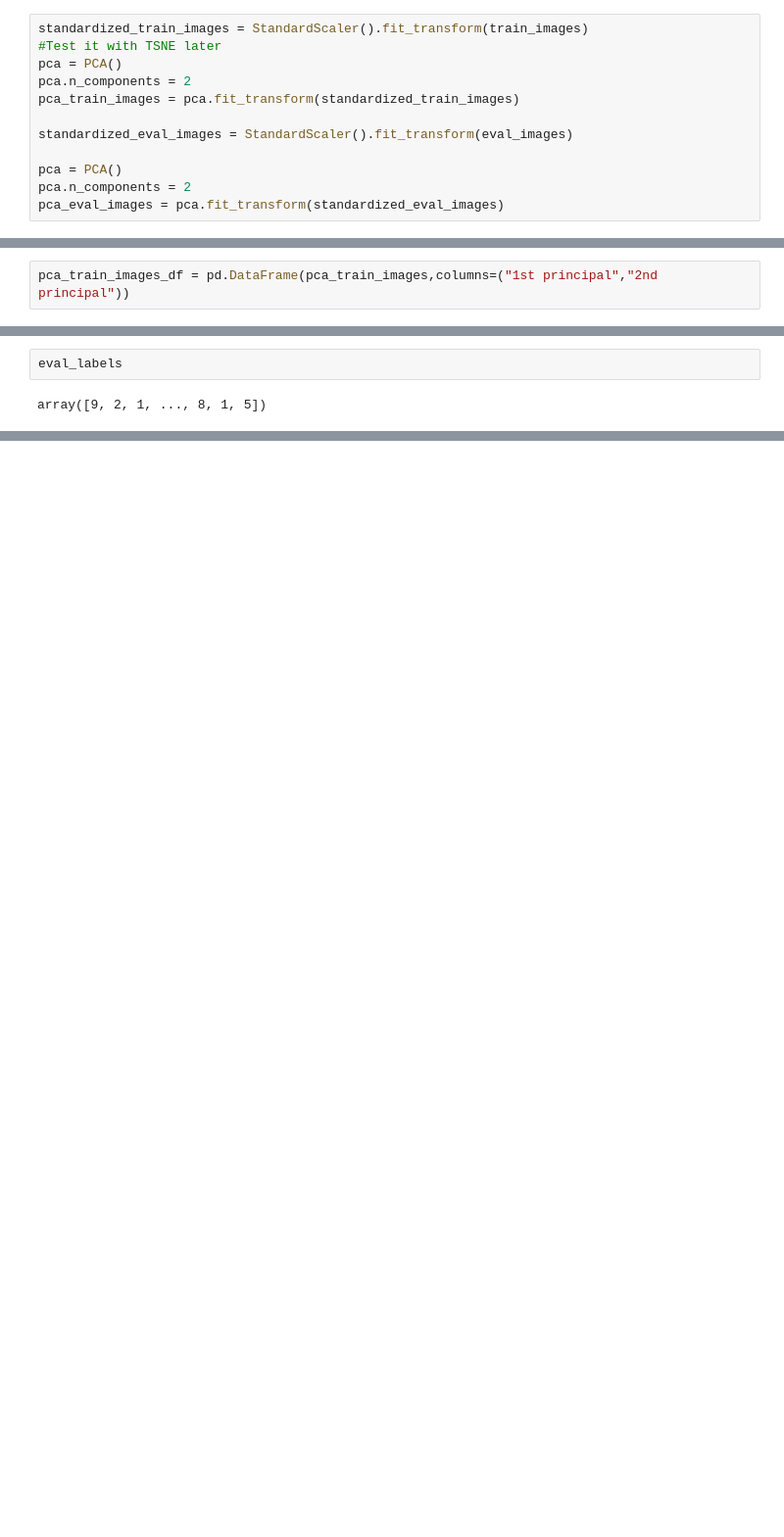
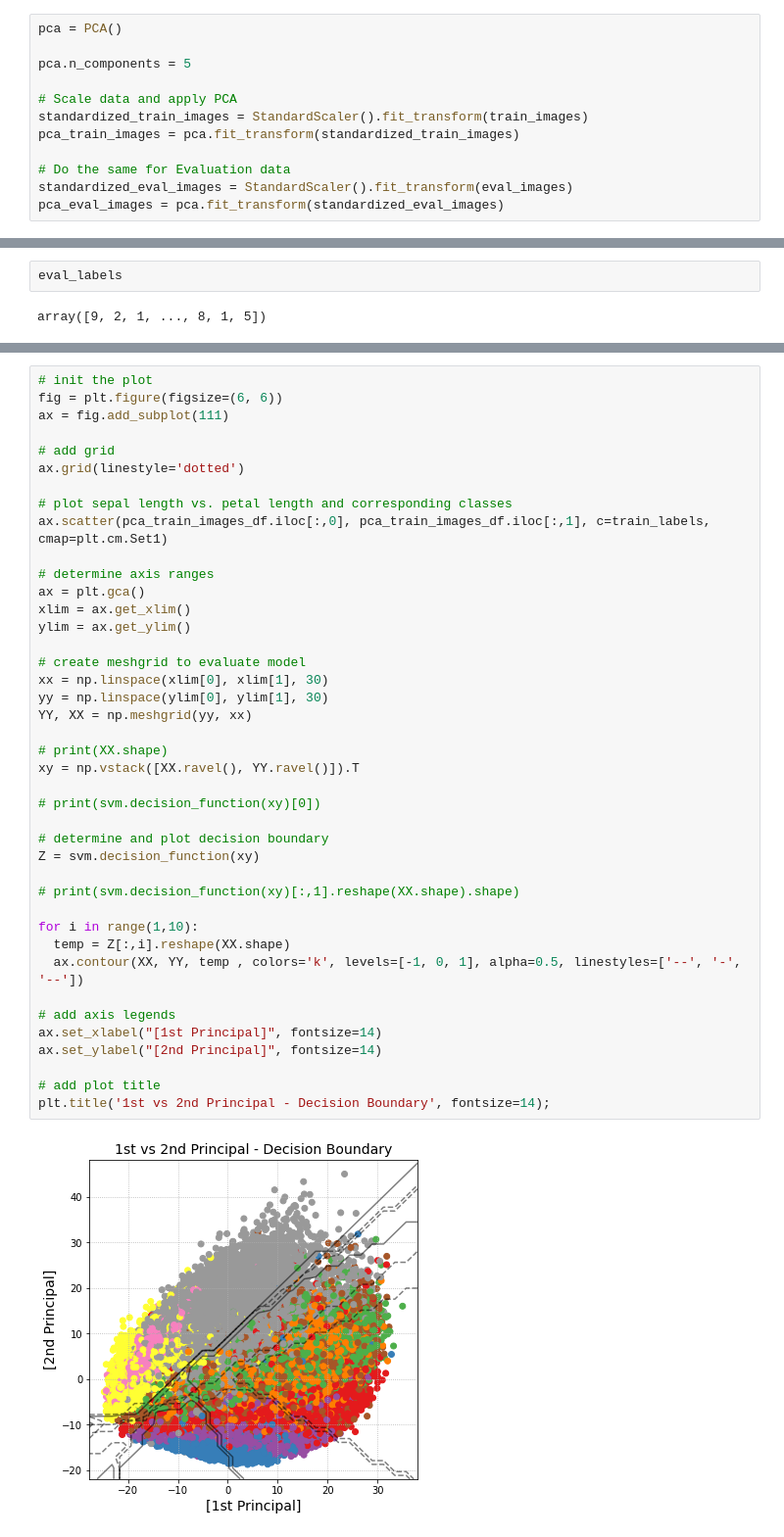
Before and after one commit to don3tan/MLCodingChallenge, a Jupyter notebook: FashionMNIST.ipynb, the cells around one changed output, grey strips where cells are left out. Shown at 98% size. Cells and saved outputs as stored; diff of their text form; blank space fills up the shorter version.

```diff
--- a/FashionMNIST.ipynb
+++ b/FashionMNIST.ipynb
@@ -527,16 +518,16 @@ eval_labels_df.head()
 from sklearn.preprocessing import StandardScaler
 from sklearn.decomposition import PCA
 # %%
+pca = PCA()
+
+pca.n_components = 5
+
+# Scale data and apply PCA
 standardized_train_images = StandardScaler().fit_transform(train_images)
-#Test it with TSNE later
-pca = PCA()
-pca.n_components = 2
 pca_train_images = pca.fit_transform(standardized_train_images)
 
+# Do the same for Evaluation data
 standardized_eval_images = StandardScaler().fit_transform(eval_images)
-
-pca = PCA()
-pca.n_components = 2
 pca_eval_images = pca.fit_transform(standardized_eval_images)
 # %%
 svm = SVC(kernel='linear', random_state=42)
@@ -543,5 +535,3 @@ svm = SVC(kernel='linear', random_state=42)
-# %%
-pca_train_images_df = pd.DataFrame(pca_train_images,columns=("1st principal","2nd principal"))
 # %%
 svm.fit(pca_train_images,train_labels)
 # %% [output]
@@ -565,0 +556,43 @@ Model classification accuracy: 51.370000000000005%
+# %%
+# init the plot
+fig = plt.figure(figsize=(6, 6))
+ax = fig.add_subplot(111)
+
+# add grid
+ax.grid(linestyle='dotted')
+
+# plot sepal length vs. petal length and corresponding classes
+ax.scatter(pca_train_images_df.iloc[:,0], pca_train_images_df.iloc[:,1], c=train_labels, cmap=plt.cm.Set1)
+
+# determine axis ranges
+ax = plt.gca()
+xlim = ax.get_xlim()
+ylim = ax.get_ylim()
+
+# create meshgrid to evaluate model
+xx = np.linspace(xlim[0], xlim[1], 30)
+yy = np.linspace(ylim[0], ylim[1], 30)
+YY, XX = np.meshgrid(yy, xx)
+
+# print(XX.shape)
+xy = np.vstack([XX.ravel(), YY.ravel()]).T
+
+# print(svm.decision_function(xy)[0])
+
+# determine and plot decision boundary
+Z = svm.decision_function(xy)
+
+# print(svm.decision_function(xy)[:,1].reshape(XX.shape).shape)
+
+for i in range(1,10):
+  temp = Z[:,i].reshape(XX.shape)
+  ax.contour(XX, YY, temp , colors='k', levels=[-1, 0, 1], alpha=0.5, linestyles=['--', '-', '--'])
+
+# add axis legends
+ax.set_xlabel("[1st Principal]", fontsize=14)
+ax.set_ylabel("[2nd Principal]", fontsize=14)
+
+# add plot title
+plt.title('1st vs 2nd Principal - Decision Boundary', fontsize=14);
+# %% [output]
+[figure, added]
```
Also changed, not shown: parts of 23 cells of this notebook.
